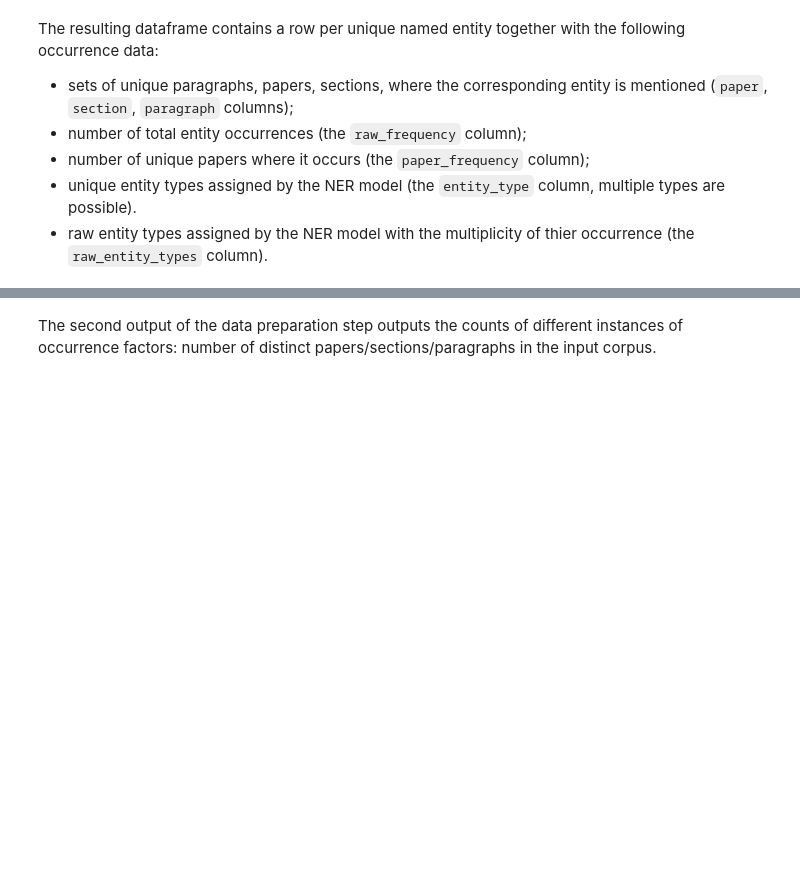
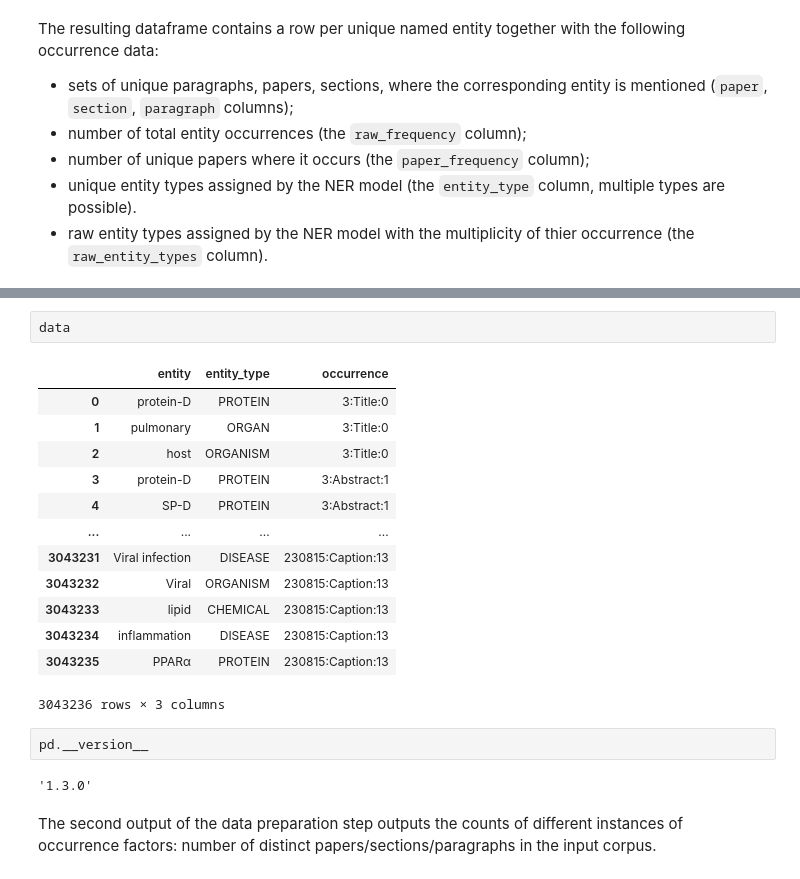
Before and after one commit to BlueBrain/BlueGraph, a Jupyter notebook: cord19kg/examples/notebooks/Glucose is a risk facor for COVID-19 (3000 papers).ipynb, the cells around one changed output, grey strips where cells are left out. Cells and saved outputs as stored; diff of their text form; blank space fills up the shorter version.

```diff
--- a/cord19kg/examples/notebooks/Glucose is a risk facor for COVID-19 (3000 papers).ipynb
+++ b/cord19kg/examples/notebooks/Glucose is a risk facor for COVID-19 (3000 papers).ipynb
@@ -91,3 +140,23 @@ curation_input_table.sample(5)
+# %%
+data
+# %% [output]
+|  | entity | entity_type | occurrence |
+| 0 | protein-D | PROTEIN | 3:Title:0 |
+| 1 | pulmonary | ORGAN | 3:Title:0 |
+| 2 | host | ORGANISM | 3:Title:0 |
+| 3 | protein-D | PROTEIN | 3:Abstract:1 |
+| 4 | SP-D | PROTEIN | 3:Abstract:1 |
+| ... | ... | ... | ... |
+| 3043231 | Viral infection | DISEASE | 230815:Caption:13 |
+| 3043232 | Viral | ORGANISM | 230815:Caption:13 |
+| 3043233 | lipid | CHEMICAL | 230815:Caption:13 |
+| 3043234 | inflammation | DISEASE | 230815:Caption:13 |
+| 3043235 | PPARα | PROTEIN | 230815:Caption:13 |
+3043236 rows × 3 columns
+# %%
+pd.__version__
+# %% [output]
+'1.3.0'
 # %% [markdown]
 The second output of the data preparation step outputs the counts of different instances of occurrence factors: number of distinct papers/sections/paragraphs in the input corpus.
 # %%
```
Also changed, not shown: parts of 9 cells of this notebook, 1 other file.
